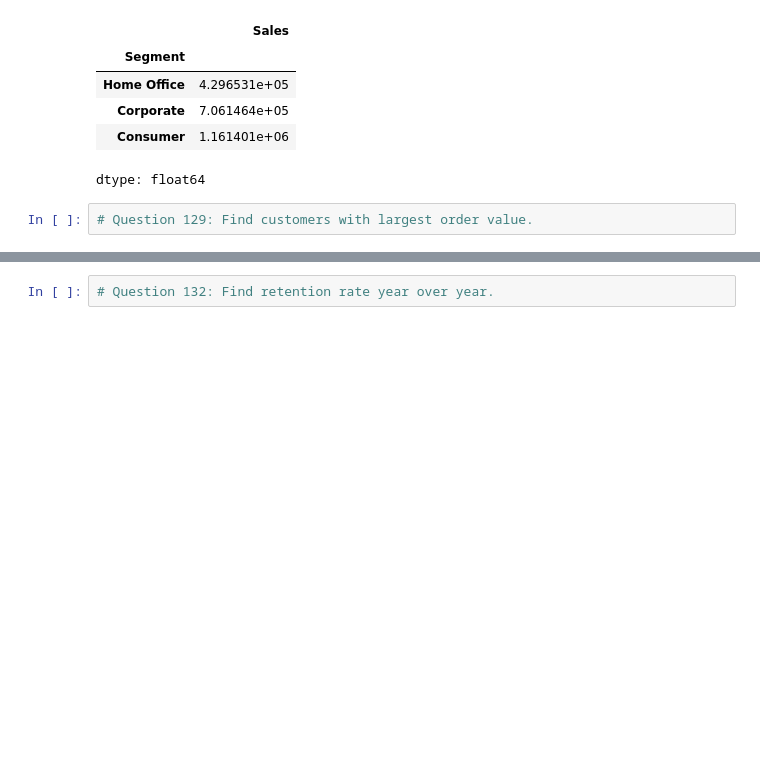
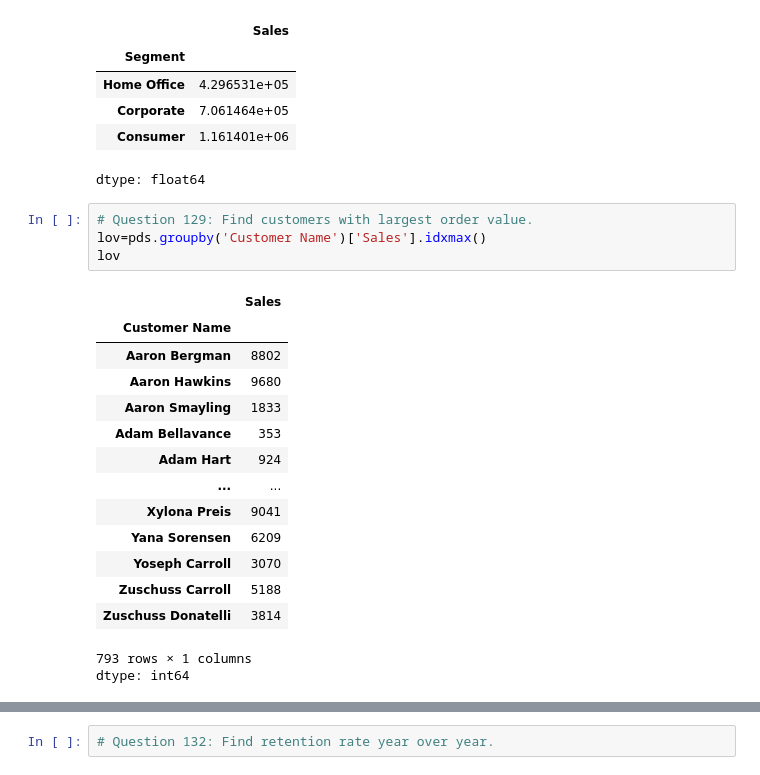
Before and after one commit to havigowda9625/AIML-DS-, a Jupyter notebook: Pandas_Assignment.ipynb, the cells around one changed output, grey strips where cells are left out. Cells and saved outputs as stored; diff of their text form; blank space fills up the shorter version.

```diff
--- a/Pandas_Assignment.ipynb
+++ b/Pandas_Assignment.ipynb
@@ -1455,5 +1455,23 @@ tp5
 dtype: float64
 # %%
 # Question 129: Find customers with largest order value.
+lov=pds.groupby('Customer Name')['Sales'].idxmax()
+lov
+# %% [output]
+|  | Sales |
+| Customer Name |  |
+| Aaron Bergman | 8802 |
+| Aaron Hawkins | 9680 |
+| Aaron Smayling | 1833 |
+| Adam Bellavance | 353 |
+| Adam Hart | 924 |
+| ... | ... |
+| Xylona Preis | 9041 |
+| Yana Sorensen | 6209 |
+| Yoseph Carroll | 3070 |
+| Zuschuss Carroll | 5188 |
+| Zuschuss Donatelli | 3814 |
+793 rows × 1 columns
+dtype: int64
 # %%
 # Question 130: Find customers with smallest order value.
```
Also changed, not shown: parts of 66 cells of this notebook.
